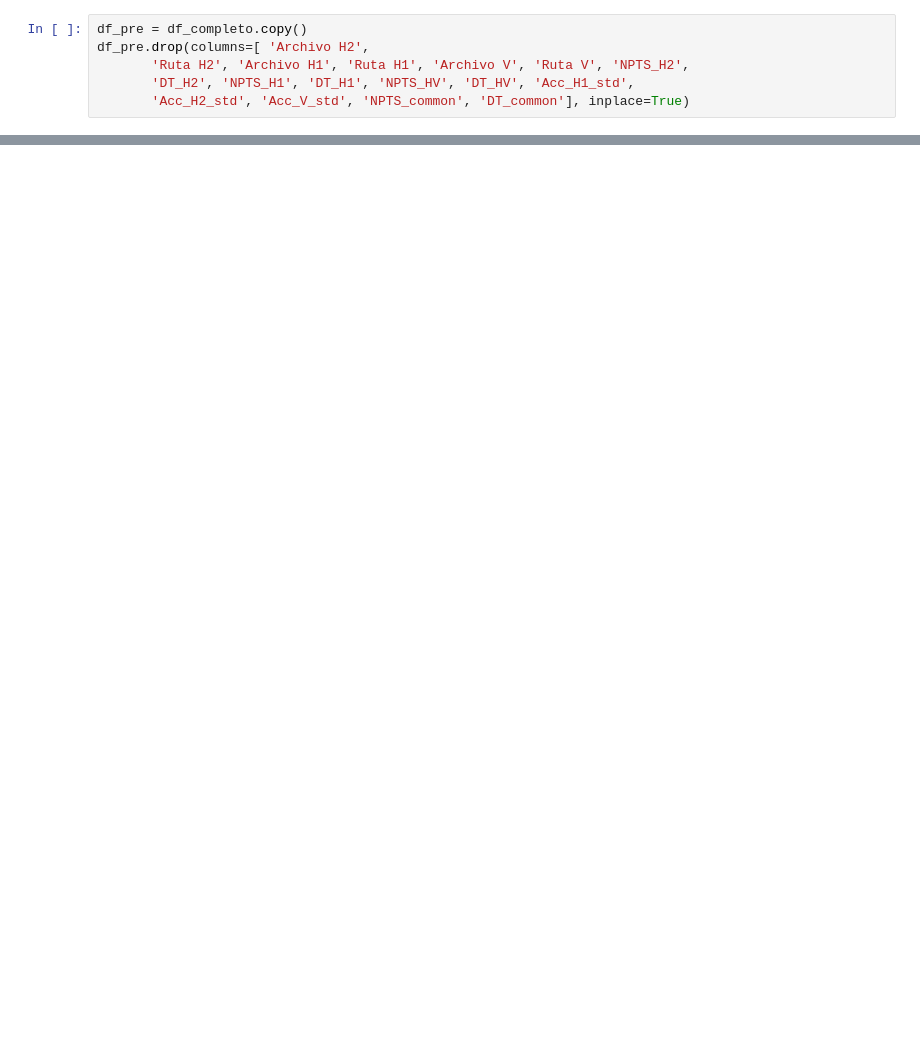
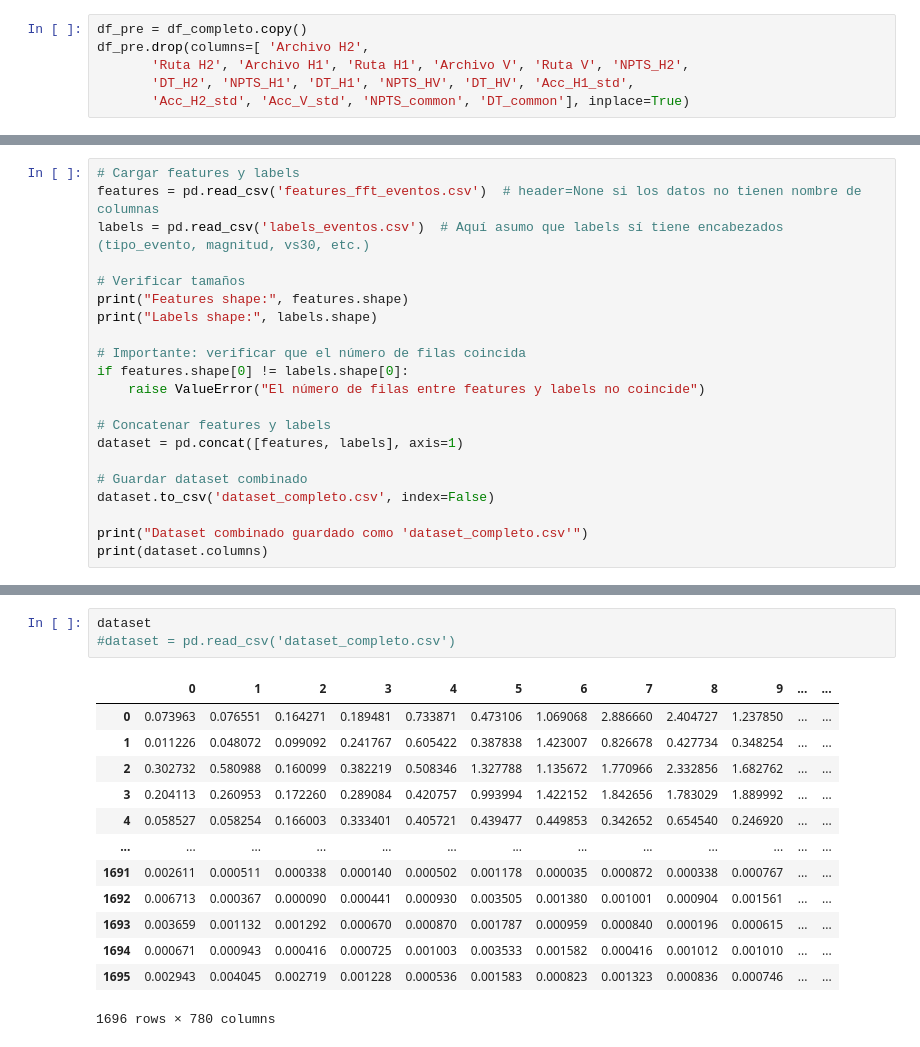
Before and after one commit to bpvacar/proyecto_ml, a Jupyter notebook: preprocess_y_NN.ipynb, the cells around one changed output, grey strips where cells are left out. Drawn from its saved outputs; the diff is of its cells as text; blank space fills up the shorter version.

```diff
--- a/preprocess_y_NN.ipynb
+++ b/preprocess_y_NN.ipynb
@@ -570,0 +397,21 @@ Requirement already satisfied: MarkupSafe>=2.0 in /Users/benjaminvaca/.pyenv/ver
+# %%
+# Cargar features y labels
+features = pd.read_csv('features_fft_eventos.csv')  # header=None si los datos no tienen nombre de columnas
+labels = pd.read_csv('labels_eventos.csv')  # Aquí asumo que labels sí tiene encabezados (tipo_evento, magnitud, vs30, etc.)
+
+# Verificar tamaños
+print("Features shape:", features.shape)
+print("Labels shape:", labels.shape)
+
+# Importante: verificar que el número de filas coincida
+if features.shape[0] != labels.shape[0]:
+    raise ValueError("El número de filas entre features y labels no coincide")
+
+# Concatenar features y labels
+dataset = pd.concat([features, labels], axis=1)
+
+# Guardar dataset combinado
+dataset.to_csv('dataset_completo.csv', index=False)
+
+print("Dataset combinado guardado como 'dataset_completo.csv'")
+print(dataset.columns)
@@ -570,0 +428,17 @@ Requirement already satisfied: MarkupSafe>=2.0 in /Users/benjaminvaca/.pyenv/ver
+# %%
+dataset
+#dataset = pd.read_csv('dataset_completo.csv')
+# %% [output]
+|  | 0 | 1 | 2 | 3 | 4 | 5 | 6 | 7 | 8 | 9 | ... | ... |
+| 0 | 0.073963 | 0.076551 | 0.164271 | 0.189481 | 0.733871 | 0.473106 | 1.069068 | 2.886660 | 2.404727 | 1.237850 | ... | ... |
+| 1 | 0.011226 | 0.048072 | 0.099092 | 0.241767 | 0.605422 | 0.387838 | 1.423007 | 0.826678 | 0.427734 | 0.348254 | ... | ... |
+| 2 | 0.302732 | 0.580988 | 0.160099 | 0.382219 | 0.508346 | 1.327788 | 1.135672 | 1.770966 | 2.332856 | 1.682762 | ... | ... |
+| 3 | 0.204113 | 0.260953 | 0.172260 | 0.289084 | 0.420757 | 0.993994 | 1.422152 | 1.842656 | 1.783029 | 1.889992 | ... | ... |
+| 4 | 0.058527 | 0.058254 | 0.166003 | 0.333401 | 0.405721 | 0.439477 | 0.449853 | 0.342652 | 0.654540 | 0.246920 | ... | ... |
+| ... | ... | ... | ... | ... | ... | ... | ... | ... | ... | ... | ... | ... |
+| 1691 | 0.002611 | 0.000511 | 0.000338 | 0.000140 | 0.000502 | 0.001178 | 0.000035 | 0.000872 | 0.000338 | 0.000767 | ... | ... |
+| 1692 | 0.006713 | 0.000367 | 0.000090 | 0.000441 | 0.000930 | 0.003505 | 0.001380 | 0.001001 | 0.000904 | 0.001561 | ... | ... |
+| 1693 | 0.003659 | 0.001132 | 0.001292 | 0.000670 | 0.000870 | 0.001787 | 0.000959 | 0.000840 | 0.000196 | 0.000615 | ... | ... |
+| 1694 | 0.000671 | 0.000943 | 0.000416 | 0.000725 | 0.001003 | 0.003533 | 0.001582 | 0.000416 | 0.001012 | 0.001010 | ... | ... |
+| 1695 | 0.002943 | 0.004045 | 0.002719 | 0.001228 | 0.000536 | 0.001583 | 0.000823 | 0.001323 | 0.000836 | 0.000746 | ... | ... |
+1696 rows × 780 columns
```
Also changed, not shown: parts of 40 cells of this notebook.
